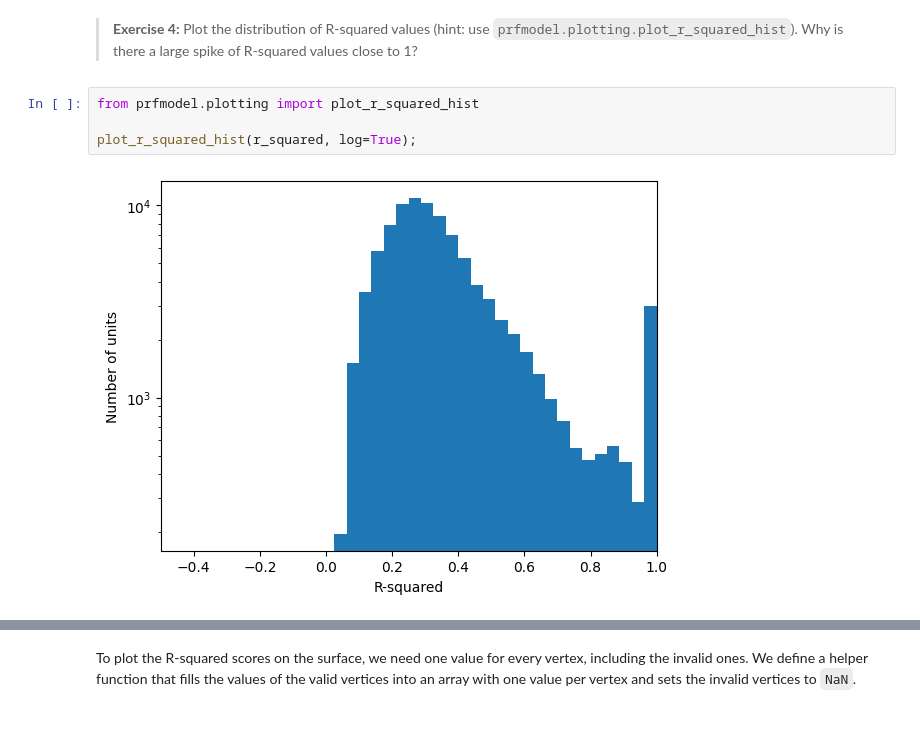
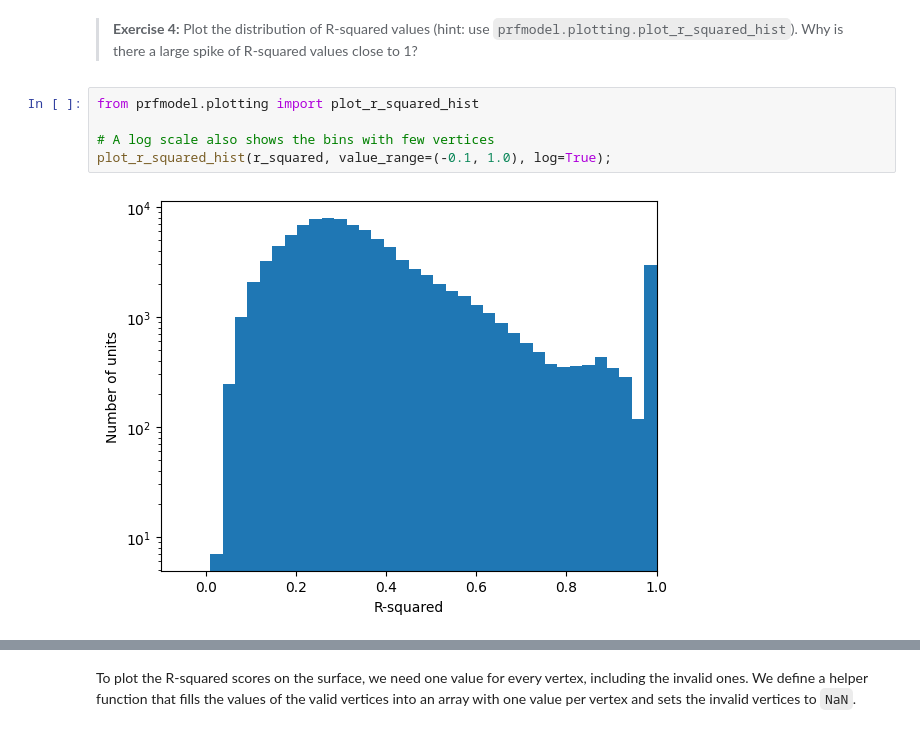
Before and after one commit to martaangelo/prf, a Jupyter notebook: notebooks/workshop/04-cf-visual-fmri.ipynb, the cells around one changed output, grey strips where cells are left out. Saved outputs shown, nothing was run; the diff lists cells and outputs as text.

```diff
--- a/notebooks/workshop/04-cf-visual-fmri.ipynb
+++ b/notebooks/workshop/04-cf-visual-fmri.ipynb
@@ -722,6 +722,7 @@ r_squared.shape
 # %%
 from prfmodel.plotting import plot_r_squared_hist
 
-plot_r_squared_hist(r_squared, log=True);
+# A log scale also shows the bins with few vertices
+plot_r_squared_hist(r_squared, value_range=(-0.1, 1.0), log=True);
 # %% [output]
-[figure, old version]
+[figure, new version]
```
Also changed, not shown: parts of 4 cells of this notebook.
